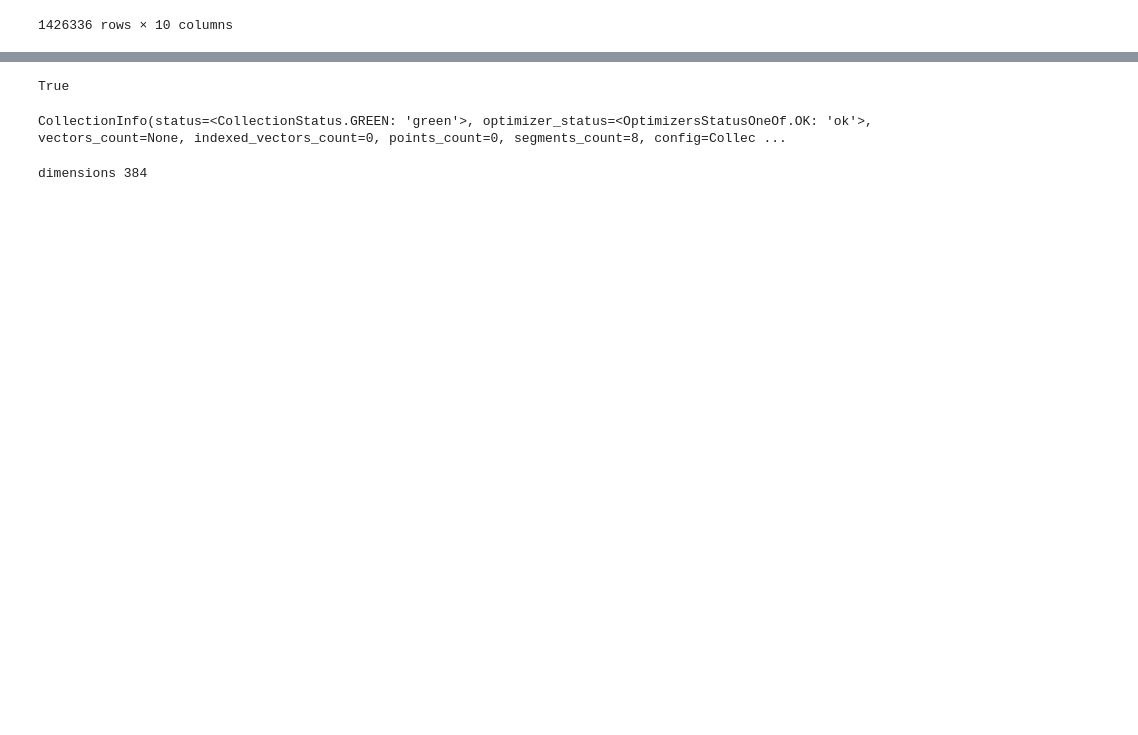
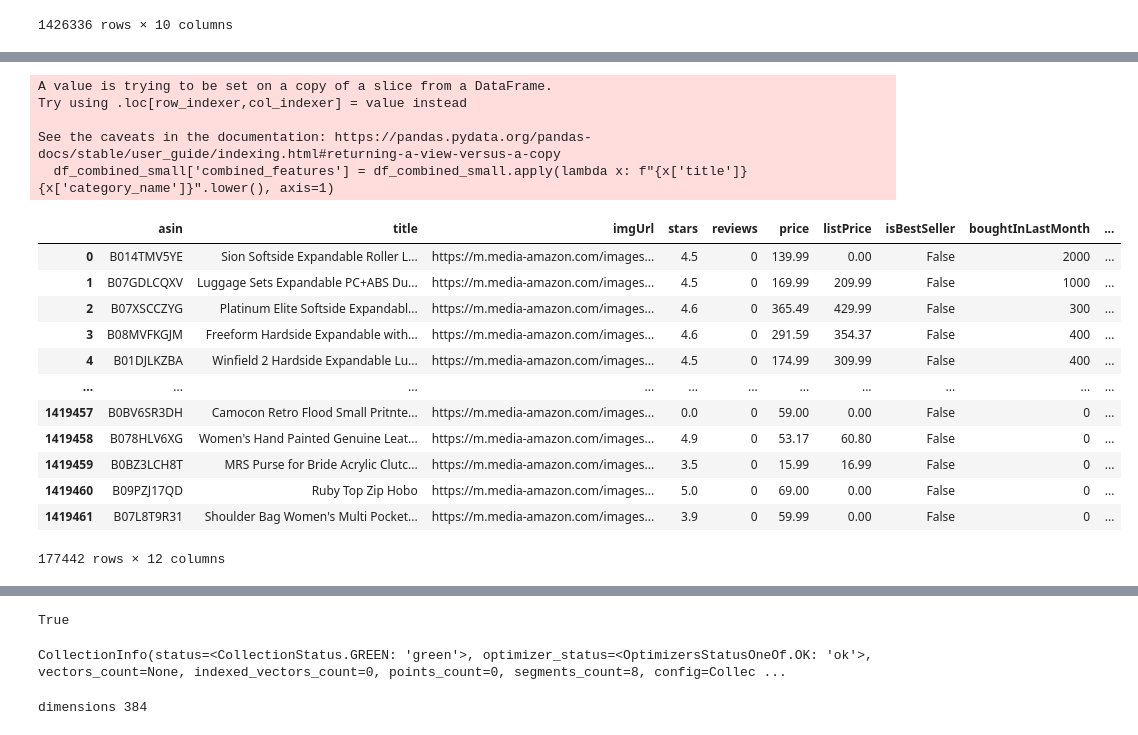
Before and after one commit to davisczh/tiktok, a Jupyter notebook: data_ingestion.ipynb, the cells around one changed output, grey strips where cells are left out. Cells and saved outputs as stored; diff of their text form; code cells hidden in the pictures; blank space fills up the shorter version.

```diff
--- a/data_ingestion.ipynb
+++ b/data_ingestion.ipynb
@@ -46,8 +46,3 @@ df_combined
 | 1426335 | B08XLBG8V9 | Ax2002 Aviator Sunglasses | https://m.media-amazon.com/images... | 4.5 | 0 | 54.36 | 57.39 | False | 0 | ... |
 | 1426336 | B07GH67QC8 | in Hoc Signo Vinces Knights Templ... | https://m.media-amazon.com/images... | 4.9 | 0 | 18.79 | 0.00 | False | 0 | ... |
 1426336 rows × 10 columns
-# %%
-df_combined['combined_features'] = df_combined.apply(lambda x: f"{x['title']} {x['category_name']}".lower(), axis=1)
-df_combined_small =     df_combined.sample(n=200000, random_state=42)
-df_combined_small.to_csv('df_combined_small.csv', index=False)
-df_combined_small
@@ -67,0 +49,60 @@ df_combined_small
+# %%
+electronics = ['Car Electronics & Accessories',
+  'Computer Servers',
+  'Computer Monitors',
+  'Computers & Tablets',
+  'Computer Networking',
+  'Computer Components',
+  'Computer External Components',
+  'Headphones & Earbuds',
+  'Office Electronics',
+  'Portable Audio & Video',
+  'Cell Phones & Accessories',
+  'Vehicle Electronics',
+  'Camera & Photo',
+  'Computers',
+  'Home Audio & Theater Products',
+  'Smart Home: Security Cameras and Systems',
+  "Kids' Electronics"]
+active_wear= ['Motorcycle & Powersports',
+  'Sports Nutrition Products',
+  'Sports & Fitness',
+  'Sports & Outdoors',
+  'Sports & Outdoor Play Toys',
+  'Wearable Technology']
+bags =  ['Travel Duffel Bags',
+  'Messenger Bags',
+  'Suitcases',
+  'Travel Tote Bags',
+  'Garment Bags',
+  'Luggage Sets',
+  'Backpacks',
+  'Luggage',
+  'Laptop Bags',
+  "Women's Handbags"]
+df_combined['classified_category'] = df_combined['category_name'].apply(lambda x: 'electronics' if x in electronics else ('active_wear' if x in active_wear else ('bags' if x in bags else 'others')))
+df_combined_small = df_combined[df_combined['classified_category'] != 'others']
+# df_combined_small =     df_combined.sample(n=200000, random_state=42)
+
+df_combined_small['combined_features'] = df_combined_small.apply(lambda x: f"{x['title']} {x['category_name']}".lower(), axis=1)
+
+df_combined_small
+# %% [output]
+A value is trying to be set on a copy of a slice from a DataFrame.
+Try using .loc[row_indexer,col_indexer] = value instead
+
+See the caveats in the documentation: https://pandas.pydata.org/pandas-docs/stable/user_guide/indexing.html#returning-a-view-versus-a-copy
+  df_combined_small['combined_features'] = df_combined_small.apply(lambda x: f"{x['title']} {x['category_name']}".lower(), axis=1)
+|  | asin | title | imgUrl | stars | reviews | price | listPrice | isBestSeller | boughtInLastMonth | ... |
+| 0 | B014TMV5YE | Sion Softside Expandable Roller L... | https://m.media-amazon.com/images... | 4.5 | 0 | 139.99 | 0.00 | False | 2000 | ... |
+| 1 | B07GDLCQXV | Luggage Sets Expandable PC+ABS Du... | https://m.media-amazon.com/images... | 4.5 | 0 | 169.99 | 209.99 | False | 1000 | ... |
+| 2 | B07XSCCZYG | Platinum Elite Softside Expandabl... | https://m.media-amazon.com/images... | 4.6 | 0 | 365.49 | 429.99 | False | 300 | ... |
+| 3 | B08MVFKGJM | Freeform Hardside Expandable with... | https://m.media-amazon.com/images... | 4.6 | 0 | 291.59 | 354.37 | False | 400 | ... |
+| 4 | B01DJLKZBA | Winfield 2 Hardside Expandable Lu... | https://m.media-amazon.com/images... | 4.5 | 0 | 174.99 | 309.99 | False | 400 | ... |
+| ... | ... | ... | ... | ... | ... | ... | ... | ... | ... | ... |
+| 1419457 | B0BV6SR3DH | Camocon Retro Flood Small Pritnte... | https://m.media-amazon.com/images... | 0.0 | 0 | 59.00 | 0.00 | False | 0 | ... |
+| 1419458 | B078HLV6XG | Women's Hand Painted Genuine Leat... | https://m.media-amazon.com/images... | 4.9 | 0 | 53.17 | 60.80 | False | 0 | ... |
+| 1419459 | B0BZ3LCH8T | MRS Purse for Bride Acrylic Clutc... | https://m.media-amazon.com/images... | 3.5 | 0 | 15.99 | 16.99 | False | 0 | ... |
+| 1419460 | B09PZJ17QD | Ruby Top Zip Hobo | https://m.media-amazon.com/images... | 5.0 | 0 | 69.00 | 0.00 | False | 0 | ... |
+| 1419461 | B07L8T9R31 | Shoulder Bag Women's Multi Pocket... | https://m.media-amazon.com/images... | 3.9 | 0 | 59.99 | 0.00 | False | 0 | ... |
+177442 rows × 12 columns
```
Also changed, not shown: parts of 11 cells of this notebook, 1 other file.
